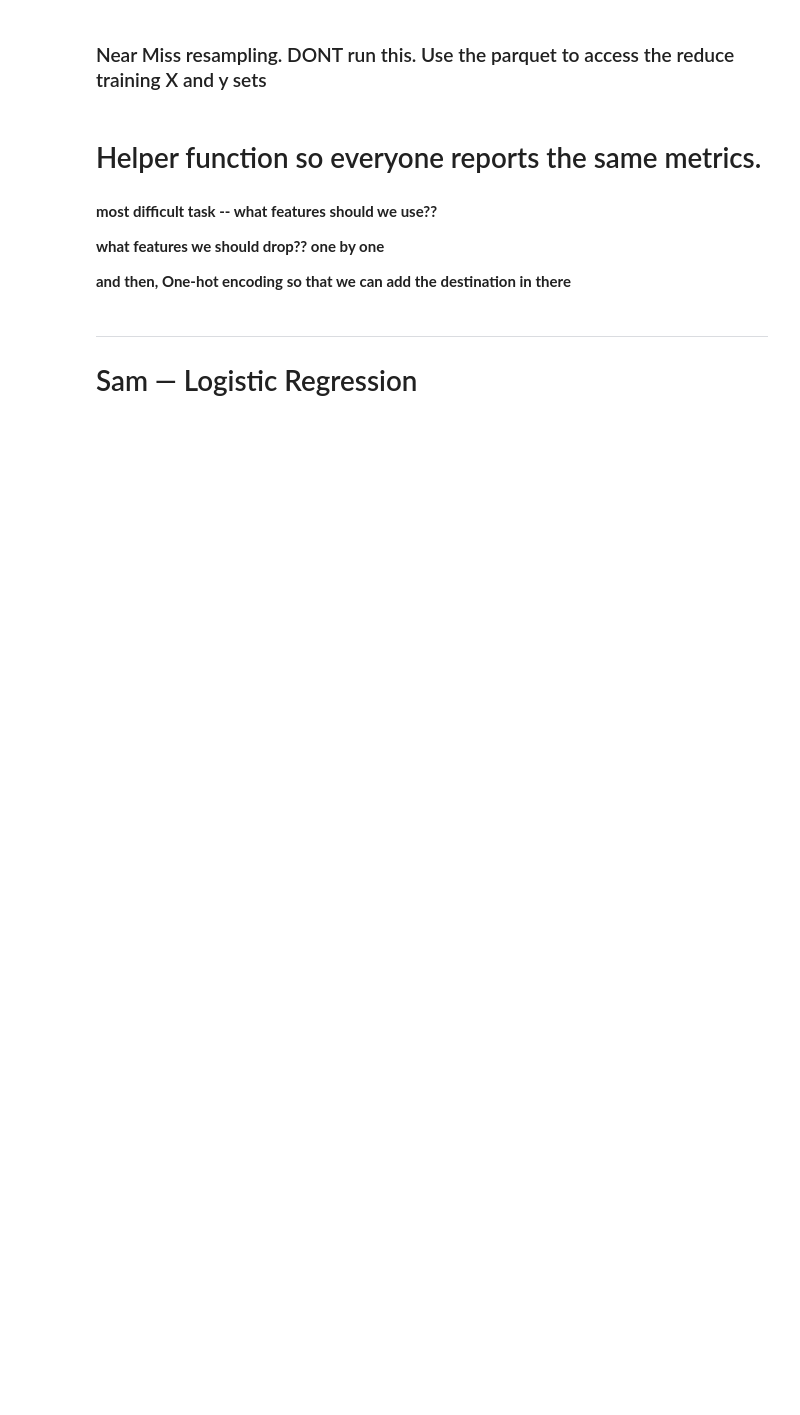
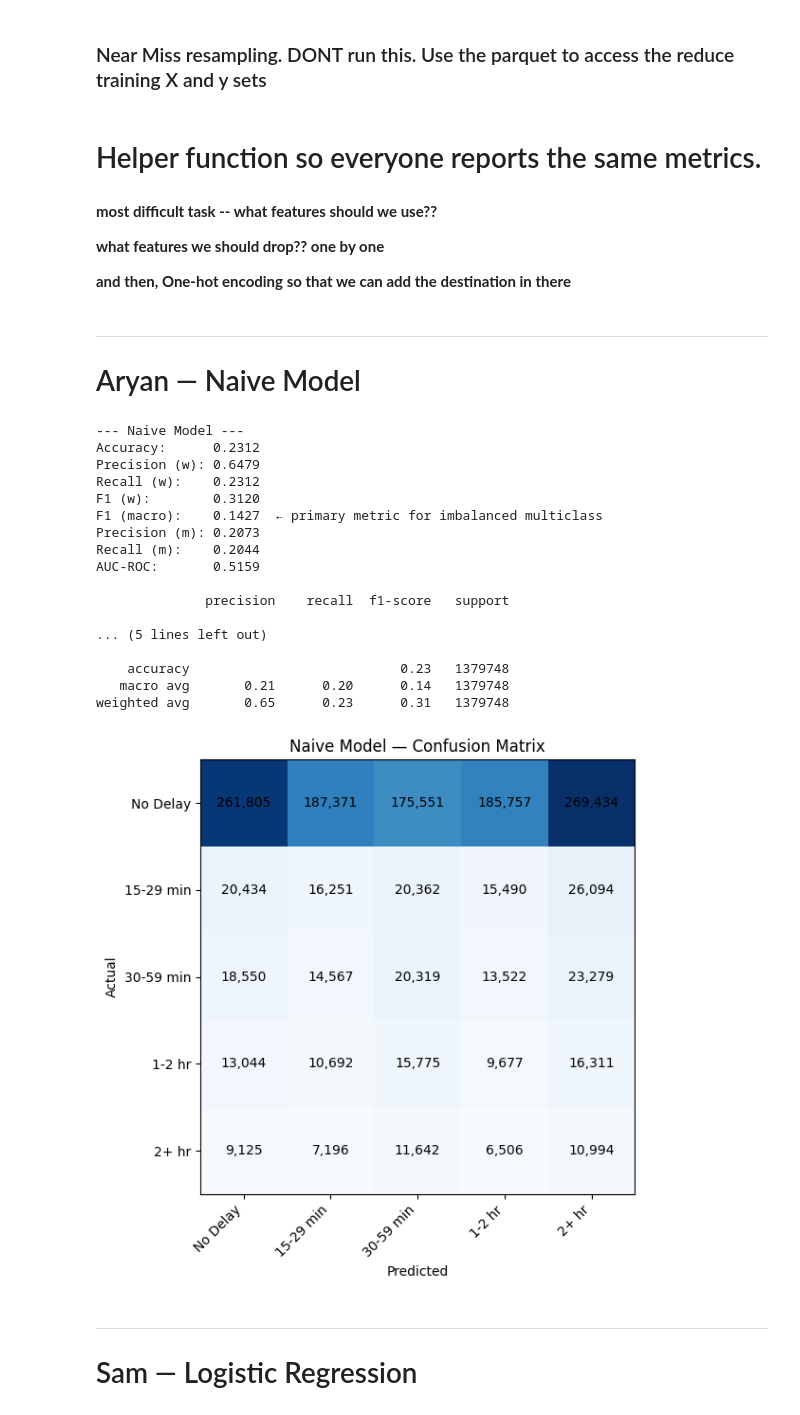
Before and after one commit to dennisous/STT811-Project, a Jupyter notebook: model_analysis.ipynb, the cells around one changed output. Saved outputs shown, nothing was run; the diff lists cells and outputs as text; code cells hidden in the pictures; blank space fills up the shorter version.

Commit message:
Added Naive Model

```diff
--- a/model_analysis.ipynb
+++ b/model_analysis.ipynb
@@ -170,6 +171,48 @@ results = []
 **what features we should drop?? one by one**
 
 **and then, One-hot encoding so that we can add the destination in there**
+# %% [markdown]
+---
+# Aryan — Naive Model
+# %%
+class SimpleNaiveModel:
+    def predict(self, X):
+        feature = X[:, 0]
+        pred = np.zeros(X.shape[0], dtype=int)
+        pred[feature >= 0.8] = 4
+        pred[(feature >= 0.6) & (feature < 0.8)] = 3
+        pred[(feature >= 0.4) & (feature < 0.6)] = 2
+        pred[(feature >= 0.2) & (feature < 0.4)] = 1
+        return pred
+
+    def predict_proba(self, X):
+        pred = self.predict(X)
+        proba = np.zeros((X.shape[0], 5))
+        # Set predicted class to 1.0, others to 0.0
+        proba[np.arange(X.shape[0]), pred] = 1.0
+        return proba
+
+naive_model = SimpleNaiveModel()
+results.append(evaluate('Naive Model', naive_model, X_test_preprocessed, y_test))
+# %% [output]
+--- Naive Model ---
+Accuracy:      0.2312
+Precision (w): 0.6479
+Recall (w):    0.2312
+F1 (w):        0.3120
+F1 (macro):    0.1427  ← primary metric for imbalanced multiclass
+Precision (m): 0.2073
+Recall (m):    0.2044
+AUC-ROC:       0.5159
+
+              precision    recall  f1-score   support
+
+... (5 lines left out)
+
+    accuracy                           0.23   1379748
+   macro avg       0.21      0.20      0.14   1379748
+weighted avg       0.65      0.23      0.31   1379748
+[figure, added]
 # %% [markdown]
 ---
 # Sam — Logistic Regression
```
Also changed, not shown: parts of 15 cells of this notebook.
